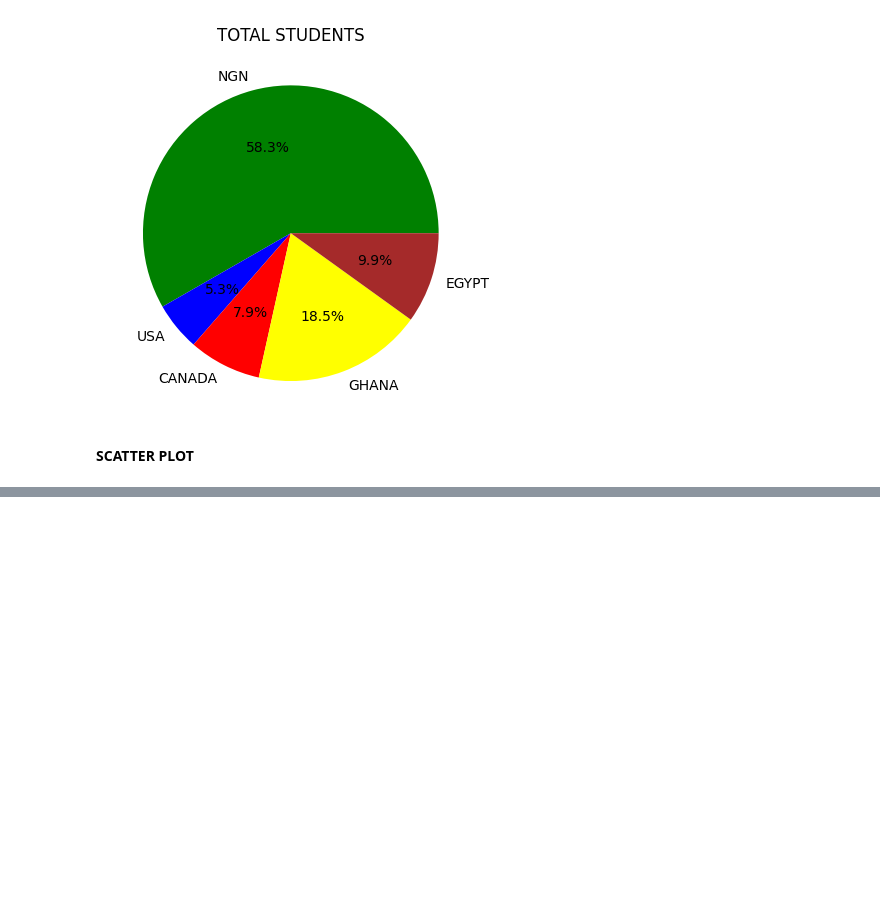
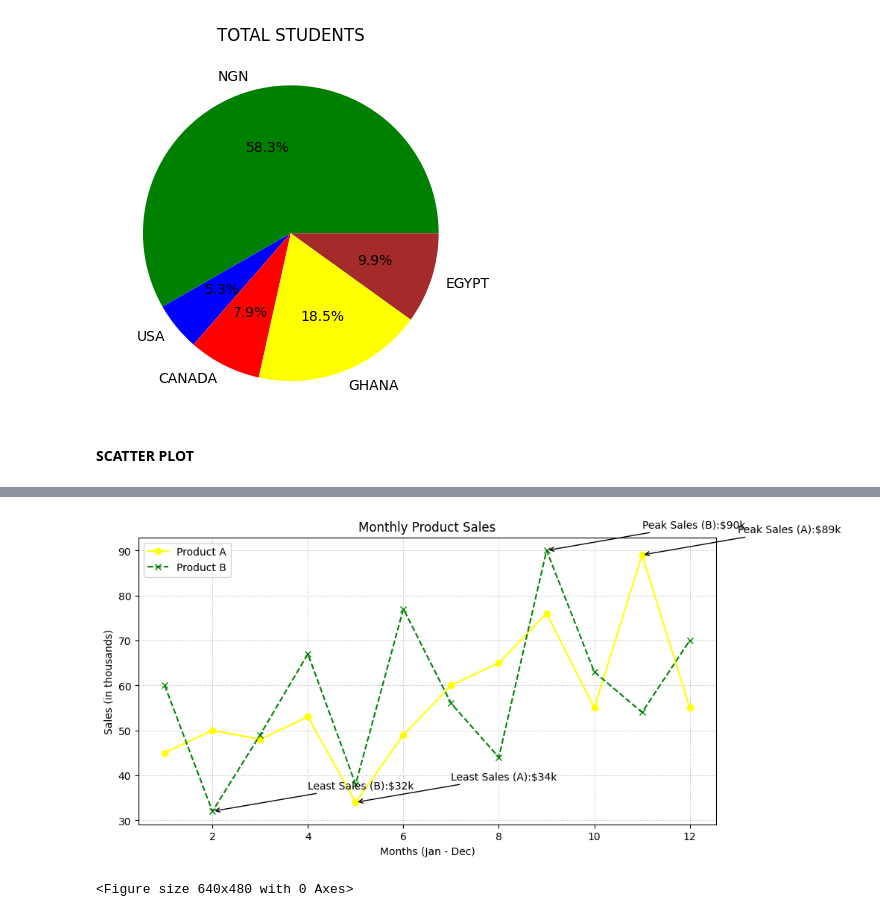
Before and after one commit to KoreDare/Python_Bootcamp, a Jupyter notebook: Python_Basics.ipynb, the cells around one changed output, grey strips where cells are left out. Drawn from its saved outputs; the diff is of its cells as text; code cells hidden in the pictures; blank space fills up the shorter version.

```diff
--- a/Python_Basics.ipynb
+++ b/Python_Basics.ipynb
@@ -1029,0 +1048,5 @@ plt.show()
+# %%
+months = np.arange(1, 13)  # Months from 1 to 12 (January to December)
+
+product_a_sales = [45, 50, 48, 53, 34, 49, 60, 65, 76, 55, 89, 55]
+product_b_sales = [60, 32, 49, 67, 38, 77, 56, 44, 90, 63, 54, 70]
@@ -1029,0 +1057,52 @@ plt.show()
+# %%
+fig, ax = plt.subplots(figsize=(10,5))
+ax.plot(months, product_a_sales, marker='o', linestyle='-', color='yellow', label='Product A')
+ax.plot(months, product_b_sales, marker='x', linestyle='--', color='green', label='Product B')
+
+# Show Peak and Least Sales Month for Product A
+peak_month = np.argmax(product_a_sales) + 1
+peak_sales = max(product_a_sales)
+
+peak_month_min = np.argmin(product_a_sales) + 1
+peak_sales_min = min(product_a_sales)
+
+# Show Peak and Least Sales Month for Product B
+peak_month_b = np.argmax(product_b_sales) + 1
+peak_sales_b = max(product_b_sales)
+
+peak_month_min_b = np.argmin(product_b_sales) + 1
+peak_sales_min_b = min(product_b_sales)
+
+ax.annotate(f'Peak Sales (A):${peak_sales}k',
+            xy=(peak_month,peak_sales),
+            xytext=(peak_month+2, peak_sales+5),
+            arrowprops=dict(facecolor='black',arrowstyle='->'))
+
+ax.annotate(f'Least Sales (A):${peak_sales_min}k',
+            xy=(peak_month_min,peak_sales_min),
+            xytext=(peak_month_min+2, peak_sales_min+5),
+            arrowprops=dict(facecolor='black',arrowstyle='->'))
+
+
+ax.annotate(f'Peak Sales (B):${peak_sales_b}k',
+            xy=(peak_month_b,peak_sales_b),
+            xytext=(peak_month_b+2, peak_sales_b+5),
+            arrowprops=dict(facecolor='black',arrowstyle='->'))
+
+ax.annotate(f'Least Sales (B):${peak_sales_min_b}k',
+            xy=(peak_month_min_b,peak_sales_min_b),
+            xytext=(peak_month_min_b+2, peak_sales_min_b+5),
+            arrowprops=dict(facecolor='black',arrowstyle='->'))
+
+ax.set_title('Monthly Product Sales')
+ax.set_xlabel('Months (Jan - Dec)')
+ax.set_ylabel('Sales (in thousands)')
+ax.legend()
+ax.grid(True, linestyle=':', linewidth=0.7)
+
+plt.show()
+
+plt.savefig('monthly_product_sales.jpg', dpi=300)
+# %% [output]
+[figure, added]
+<Figure size 640x480 with 0 Axes>
```
Also changed, not shown: parts of 9 cells of this notebook.
